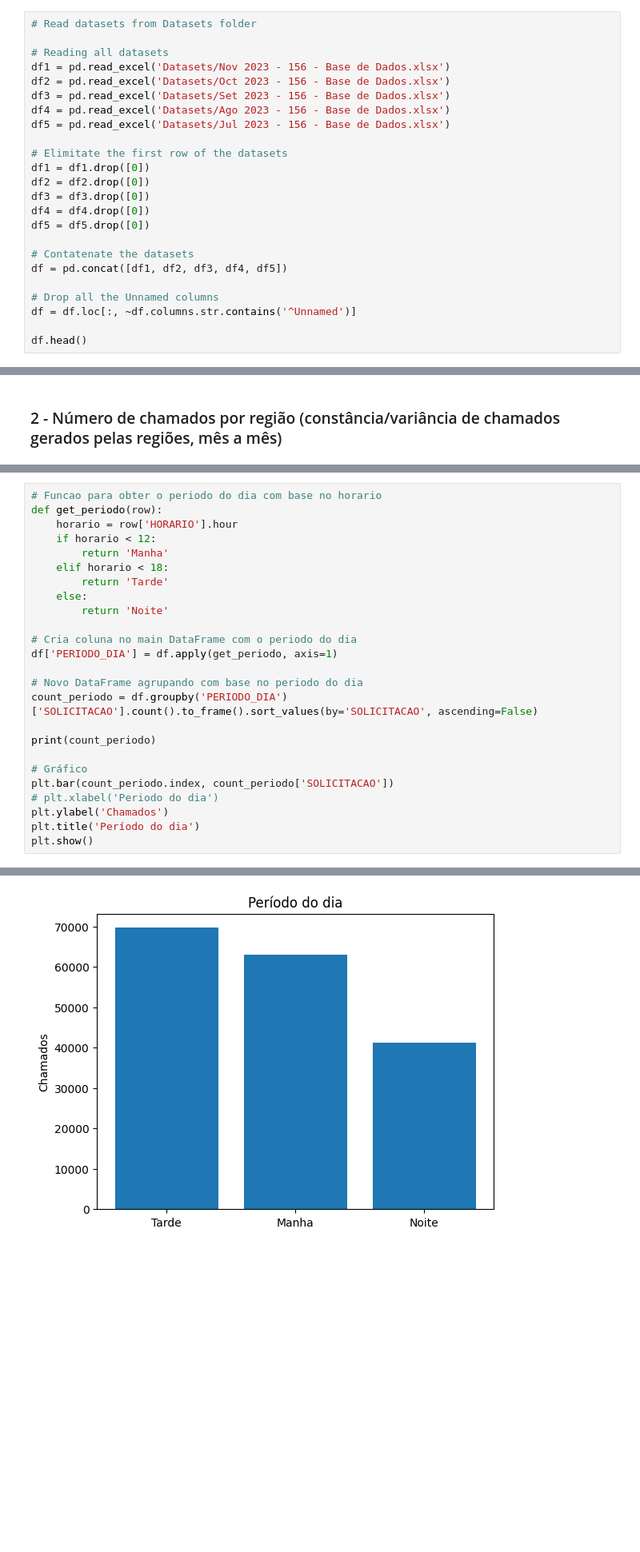
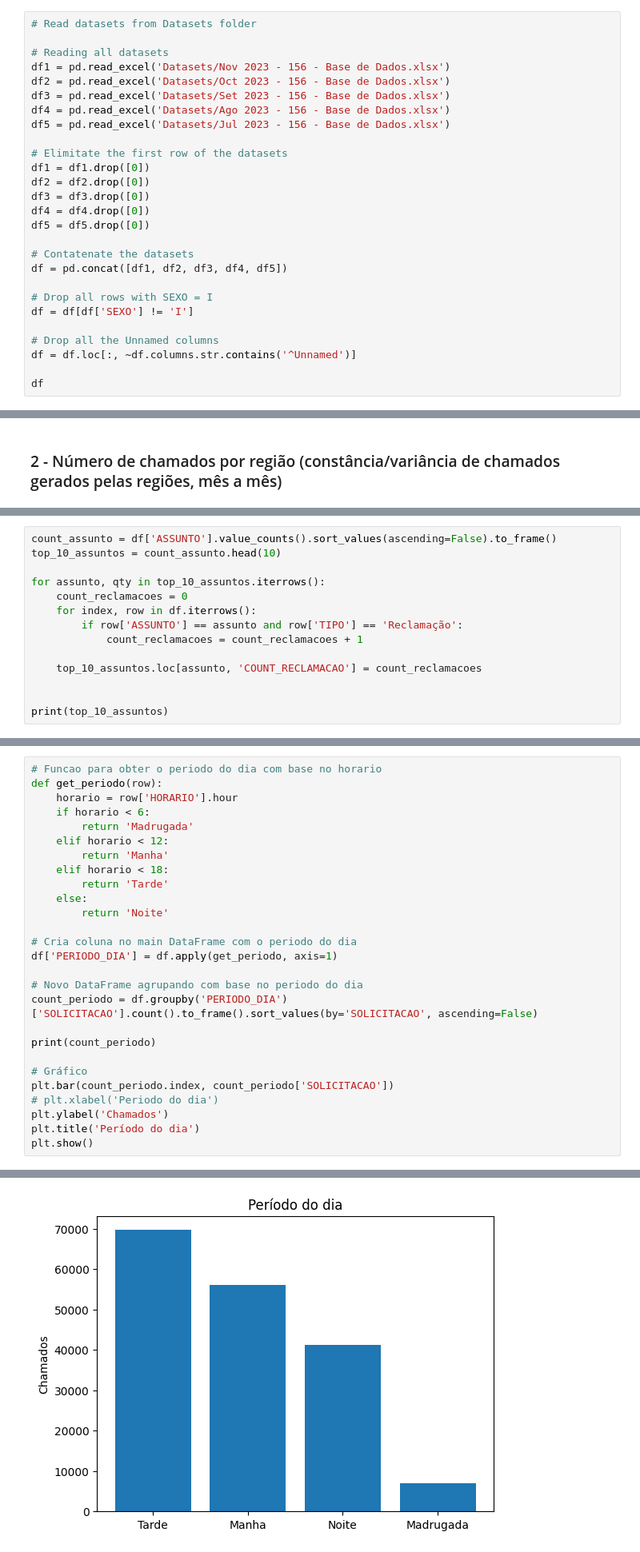
Before and after one commit to FabioKishino/projeto-python-ada, a Jupyter notebook: Projeto.ipynb, the cells around one changed output, grey strips where cells are left out. Shown: that part at 80% size. Drawn from its saved outputs; the diff is of its cells as text; blank space fills up the shorter version.

```diff
--- a/Projeto.ipynb
+++ b/Projeto.ipynb
@@ -47,10 +54,13 @@ df5 = df5.drop([0])
 # Contatenate the datasets
 df = pd.concat([df1, df2, df3, df4, df5])
 
+# Drop all rows with SEXO = I
+df = df[df['SEXO'] != 'I']
+
 # Drop all the Unnamed columns
 df = df.loc[:, ~df.columns.str.contains('^Unnamed')]
 
-df.head()
+df
 # %% [output]
 |  | SOLICITACAO | TIPO | ORGAO | DATA | HORARIO | ASSUNTO | SUBDIVISAO | DESCRICAO | LOGRADOURO_ASS | ... |
 | 1 | 10348816 | Solicitação | INSTITUTO DAS CIDADES INTELIGENTES | 2023-10-01 00:00:00 | 07:06:32 | Fauna sinantrópica | Morcegos | Solicita orientações em relação a... | Rua Serafim Lucca, 437 | ... |
@@ -109,0 +150,14 @@ plt.show()
+# %%
+count_assunto = df['ASSUNTO'].value_counts().sort_values(ascending=False).to_frame()
+top_10_assuntos = count_assunto.head(10)
+
+for assunto, qty in top_10_assuntos.iterrows():
+    count_reclamacoes = 0
+    for index, row in df.iterrows():
+        if row['ASSUNTO'] == assunto and row['TIPO'] == 'Reclamação':
+            count_reclamacoes = count_reclamacoes + 1
+
+    top_10_assuntos.loc[assunto, 'COUNT_RECLAMACAO'] = count_reclamacoes
+
+
+print(top_10_assuntos)
@@ -113,7 +185,9 @@ plt.show()
 # Funcao para obter o periodo do dia com base no horario
 def get_periodo(row):
     horario = row['HORARIO'].hour
-    if horario < 12:
+    if horario < 6:
+        return 'Madrugada'
+    elif horario < 12:
         return 'Manha'
     elif horario < 18:
         return 'Tarde'
@@ -143 +218 @@ Noite              41143
-[figure, old version]
+[figure, new version]
```
Also changed, not shown: parts of 17 cells of this notebook, 1 other file.
